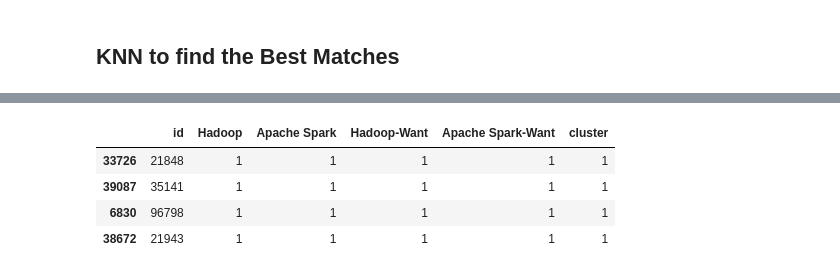
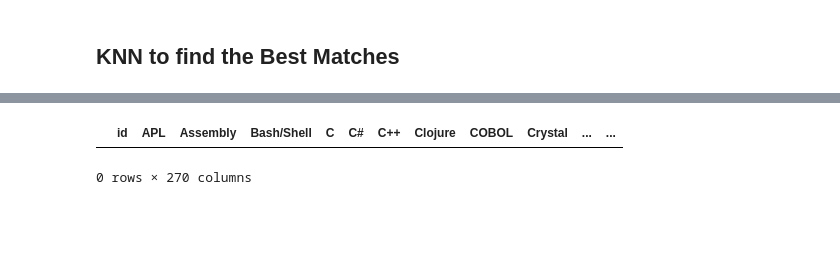
Before and after one commit to vcmueller/masterthesis, a Jupyter notebook: Model-Requirements.ipynb, the cells around one changed output, grey strips where cells are left out. Saved outputs shown, nothing was run; the diff lists cells and outputs as text; code cells hidden in the pictures; blank space fills up the shorter version.

```diff
--- a/Model-Requirements.ipynb
+++ b/Model-Requirements.ipynb
@@ -13,8 +13,8 @@ import numpy as np
 # Get employee's profile
 
 # List skills that the person has and also the list of interests
-person_skills = ['Hadoop','Apache Spark']
-person_interests = ['Apache Spark', 'Hadoop']
+person_skills = ['Python','MySQL','SQL','Java','Microsoft Azure','Kubernetes','Docker']
+person_interests = ['SQL']
 level_requirement = 'Architect'#'Mid-level' # not used in this match
 
 # All skills available
@@ -98,11 +118,13 @@ Name: 660, Length: 50000, dtype: object
 #skills_df = pandas.read_csv(filepath_or_buffer="data/skill-list.csv", sep=",", encoding="latin1")
 #skills_df
 
+df = df.sample(100)
+
 # Get only positions with skills that are mapped
-#skills = skills_df['skill']
+skills = skills_df['skill']
 
 # Get only skills that are relevant for the person
-skills = person_all_skills
+#skills = person_all_skills
 
 # Account for synonyms
 synonym_skill = skills_df['synonym']
@@ -137,0 +155,13 @@ See the caveats in the documentation: https://pandas.pydata.org/pandas-docs/stab
+# %%
+
+# Remove rows where the person's skills is not mentioned
+df = df.loc[(df[person_all_skills] != 0).any(axis=1)]
+#df
+other_skills = [x for x in list(df.columns.values) if x not in person_all_skills]
+
+# Remove columns where all values are 0 - unless they are one of the person's skills
+df = df.loc[:, (df != 0).any(axis=0)]
+
+## need to add logic to not remove the person's skills
+
+df
@@ -139,6 +182,8 @@ See the caveats in the documentation: https://pandas.pydata.org/pandas-docs/stab
 #synonym_skill[skills.index("Python")]
 #skills[find_index(skills, "Microsoft Azure")].lower()
 #skills
+
+skills = columns = list(df.drop(columns=['id','Skills']).columns)
 
 # Remove unused columns and replicate skills columns to interests
 for skill in skills:
@@ -327,10 +390,16 @@ roles_df.loc[roles_df['cluster'] == prediction[0]]
 # %%
 # Confirm if there is any perfect match
 #roles_df.loc[roles_df['Python'] == 1].loc[employees_df['Microsoft SQL Server'] == 1].loc[employees_df['Microsoft Azure'] == 1].loc[employees_df['Apache Spark'] == 1].loc[employees_df['Scikit-learn'] == 1].loc[employees_df['TensorFlow'] == 1].loc[employees_df['Docker'] == 1]
-roles_df.loc[roles_df['Apache Spark'] == 1].loc[roles_df['Hadoop'] == 1]
+#roles_df.loc[roles_df['Apache Spark'] == 1].loc[roles_df['Hadoop'] == 1]
+roles_df.loc[roles_df['Assembly'] == 1]
+#roles_df.loc[roles_df['Hadoop'] == 1].loc[roles_df['MySQL'] == 1].loc[roles_df['Oracle'] == 1].loc[roles_df['SQL'] == 1]
+
+
+
+
+## Need to remove the columns where there is only zero values!!!
+
+# Or do some filtering before for roles that match the interest?
 # %% [output]
-|  | id | Hadoop | Apache Spark | Hadoop-Want | Apache Spark-Want | cluster |
-| 33726 | 21848 | 1 | 1 | 1 | 1 | 1 |
-| 39087 | 35141 | 1 | 1 | 1 | 1 | 1 |
-| 6830 | 96798 | 1 | 1 | 1 | 1 | 1 |
-| 38672 | 21943 | 1 | 1 | 1 | 1 | 1 |
+|  | id | APL | Assembly | Bash/Shell | C | C# | C++ | Clojure | COBOL | Crystal | ... | ... |
+0 rows × 270 columns
```
Also changed, not shown: parts of 15 cells of this notebook.
